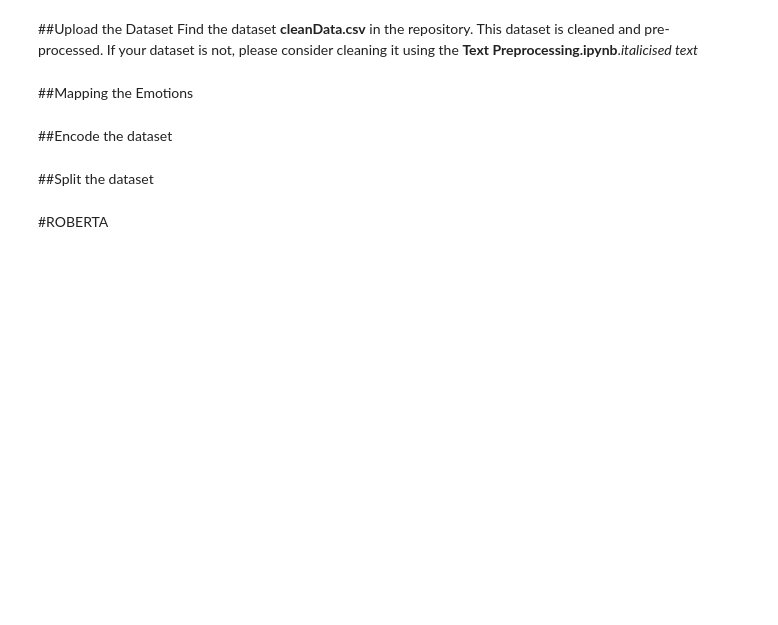
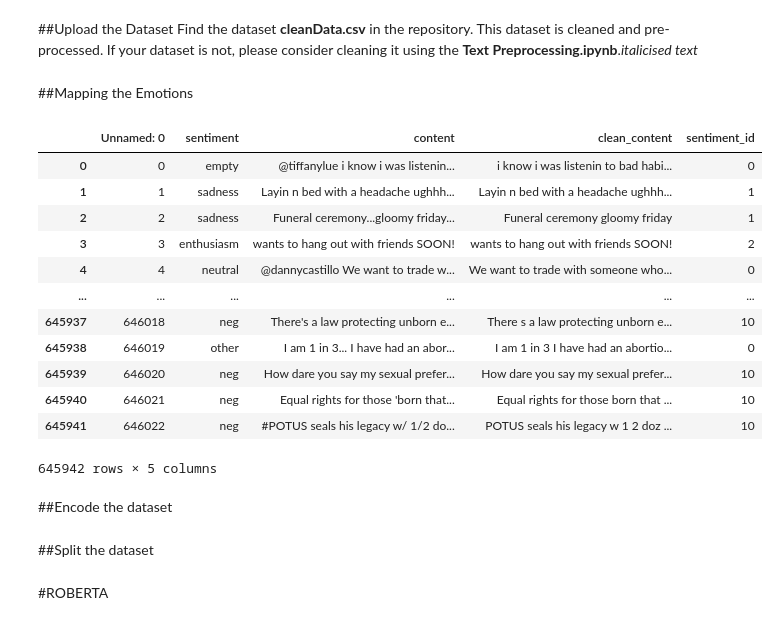
Before and after one commit to thecrazyphysicist369/Content-Emotion-Model, a Jupyter notebook: main_Roberta_Classifier.ipynb, the cells around one changed output. Saved outputs shown, nothing was run; the diff lists cells and outputs as text; code cells hidden in the pictures; blank space fills up the shorter version.

```diff
--- a/main_Roberta_Classifier.ipynb
+++ b/main_Roberta_Classifier.ipynb
@@ -4,7 +80,7 @@
 ##Upload the Dataset
 Find the dataset **cleanData.csv** in the repository. This dataset is cleaned and pre-processed. If your dataset is not, please consider cleaning it using the **Text Preprocessing.ipynb**.*italicised text*
 # %%
-data = pd.read_csv("/cleanData.csv",
+data = pd.read_csv("/content/cleanedData.csv",
                    dtype={"sentiment": "string", "content": "string"}
                    )
 # %% [markdown]
@@ -14,18 +90,39 @@ data = pd.read_csv("/cleanData.csv",
 sent_to_id  = {"empty":0,
                "sadness":1,
                "enthusiasm":2,
-               "neutral":3,
+               "neutral":0,
                "worry":4,
-                "surprise":5,
+               "surprise":5,
                "love":6,
                "fun":7,
                "hate":8,
                "happiness":9,
                "boredom":10,
                "relief":11,
-               "anger":12}
+               "anger":12,
+               "fear" : 3,
+               "joy":7,
+               "pos":2,
+               "neg":10,
+               "other": 0}
 
 data["sentiment_id"] = data['sentiment'].map(sent_to_id)
+# %%
+data
+# %% [output]
+|  | Unnamed: 0 | sentiment | content | clean_content | sentiment_id |
+| 0 | 0 | empty | @tiffanylue i know i was listenin... | i know i was listenin to bad habi... | 0 |
+| 1 | 1 | sadness | Layin n bed with a headache ughhh... | Layin n bed with a headache ughhh... | 1 |
+| 2 | 2 | sadness | Funeral ceremony...gloomy friday... | Funeral ceremony gloomy friday | 1 |
+| 3 | 3 | enthusiasm | wants to hang out with friends SOON! | wants to hang out with friends SOON! | 2 |
+| 4 | 4 | neutral | @dannycastillo We want to trade w... | We want to trade with someone who... | 0 |
+| ... | ... | ... | ... | ... | ... |
+| 645937 | 646018 | neg | There's a law protecting unborn e... | There s a law protecting unborn e... | 10 |
+| 645938 | 646019 | other | I am 1 in 3... I have had an abor... | I am 1 in 3 I have had an abortio... | 0 |
+| 645939 | 646020 | neg | How dare you say my sexual prefer... | How dare you say my sexual prefer... | 10 |
+| 645940 | 646021 | neg | Equal rights for those 'born that... | Equal rights for those born that ... | 10 |
+| 645941 | 646022 | neg | #POTUS seals his legacy w/ 1/2 do... | POTUS seals his legacy w 1 2 doz ... | 10 |
+645942 rows × 5 columns
 # %% [markdown]
 ##Encode the dataset
 # %%
```
Also changed, not shown: parts of 13 cells of this notebook.
